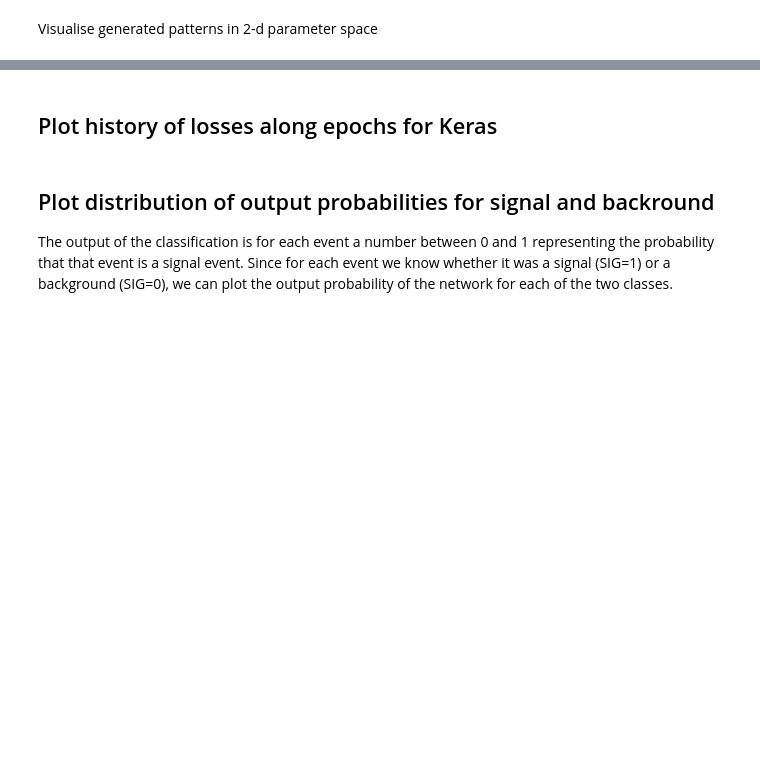
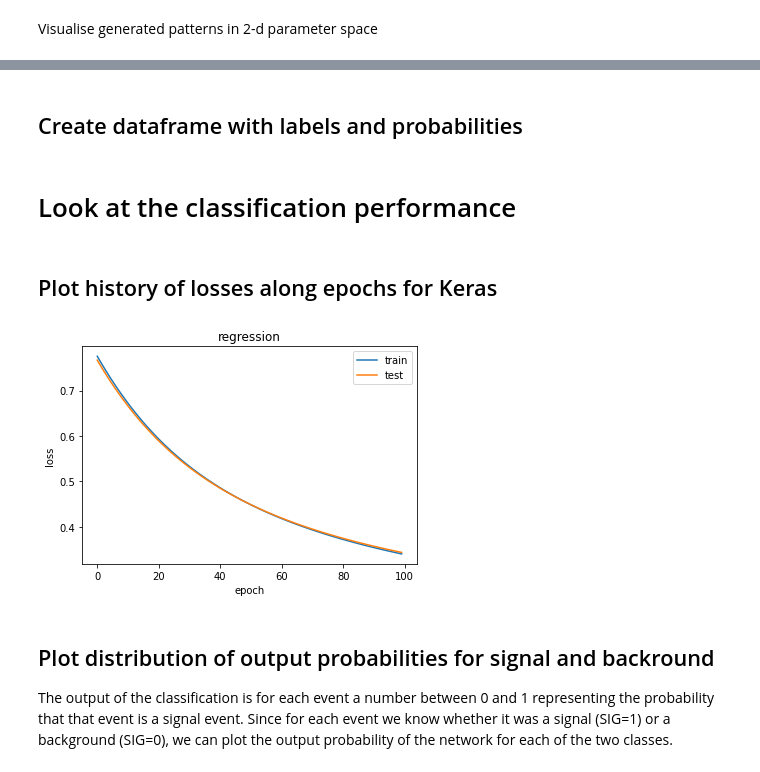
Before and after one commit to polesell/lectures, a Jupyter notebook: lectures_pv_magistrale/Lecture_3/4_test_regr.ipynb, the cells around one changed output, grey strips where cells are left out. Cells and saved outputs as stored; diff of their text form; code cells hidden in the pictures; blank space fills up the shorter version.

```diff
--- a/lectures_pv_magistrale/Lecture_3/4_test_regr.ipynb
+++ b/lectures_pv_magistrale/Lecture_3/4_test_regr.ipynb
@@ -55,0 +95,20 @@ def plot_scat(df, sel1, sel2, var1, var2, blx, bhx, bly, bhy):
+# %%
+import tensorflow
+print(tensorflow.__version__)
+from tensorflow import keras
+#from keras.utils import plot_model
+from tensorflow.keras.layers import Dense
+from sklearn.model_selection import train_test_split
+import warnings
+
+varnum=X_train.shape[1]
+model = keras.Sequential()
+model.add(keras.layers.Dense(1, input_dim=varnum, activation='sigmoid'))
+model.summary()
+
+model.compile(optimizer='SGD',
+              loss='binary_crossentropy',
+              metrics=['accuracy'])
+history=model.fit(X_train, y_train,
+                  validation_data=(X_val,y_val),
+                  batch_size=100, epochs=100)
@@ -88,0 +139,2 @@ def hist2d(df,var1,var2,scalex,scaley,nbinx,xlow,xhig,nbiny,ylow,yhig,labx,laby,
+# %% [markdown]
+## Create dataframe with labels and probabilities
@@ -89,27 +145,17 @@ def hist2d(df,var1,var2,scalex,scaley,nbinx,xlow,xhig,nbiny,ylow,yhig,labx,laby,
+# %% [markdown]
+# Look at the classification performance
 # %% [markdown]
 ## Plot history of losses along epochs for Keras
 # %%
-import matplotlib.pyplot as plt
-
-# plot the  history
-def plothis(history, title):
-  plt.plot(history.history['loss'])
-  plt.plot(history.history['val_loss'])
-  plt.title(title)
-  plt.ylabel('loss')
-  plt.xlabel('epoch')
-  plt.legend(['train', 'test'], loc='upper right')
-#  plt.show()
-
-def plothis_file(filehis, title):
-  hh = pd.read_csv(filehis, header=0, engine='python')
-  plt.plot(hh['loss'].values)
-  plt.plot(hh['val_loss'].values)
-  plt.title(title)
-  plt.ylabel('loss')
-  plt.xlabel('epoch')
-  plt.legend(['train', 'test'], loc='upper right')
-#plothis(history, 'test network')
+plt.plot(history.history['loss'])
+plt.plot(history.history['val_loss'])
+plt.title('regression')
+plt.ylabel('loss')
+plt.xlabel('epoch')
+plt.legend(['train', 'test'], loc='upper right')
+plt.show()
+# %% [output]
+[figure, added]
 # %% [markdown]
 ## Plot distribution of output probabilities  for signal and backround
 
```
Also changed, not shown: parts of 50 cells of this notebook.
